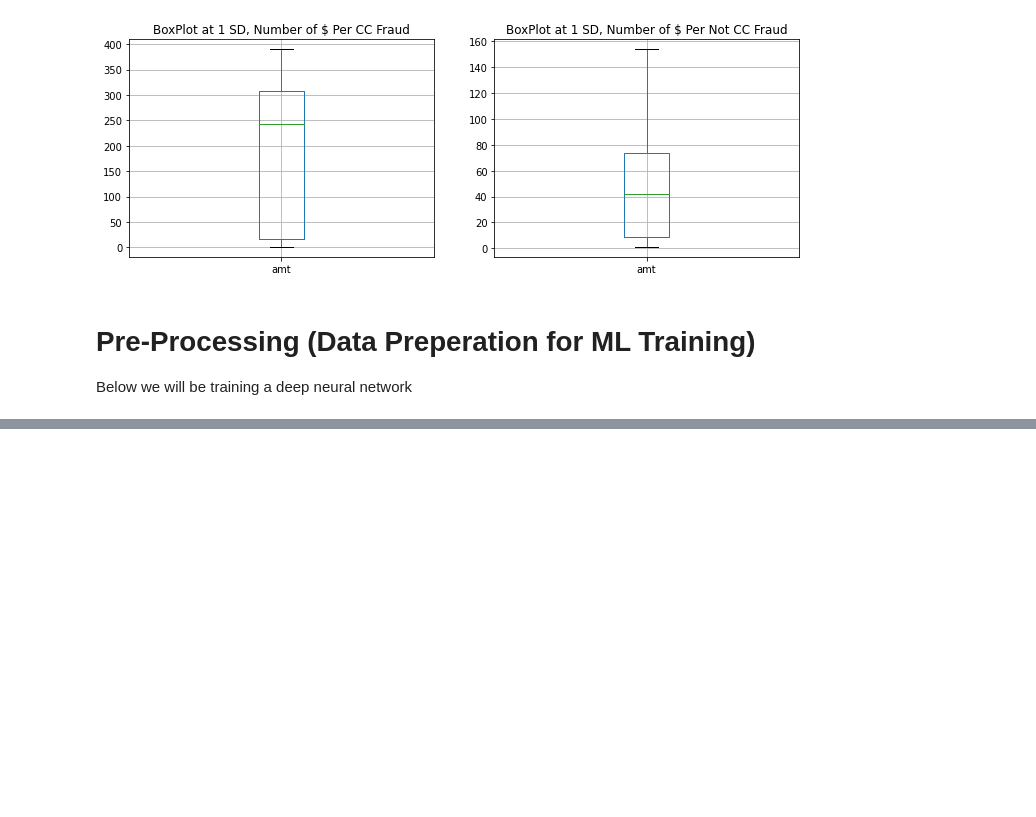
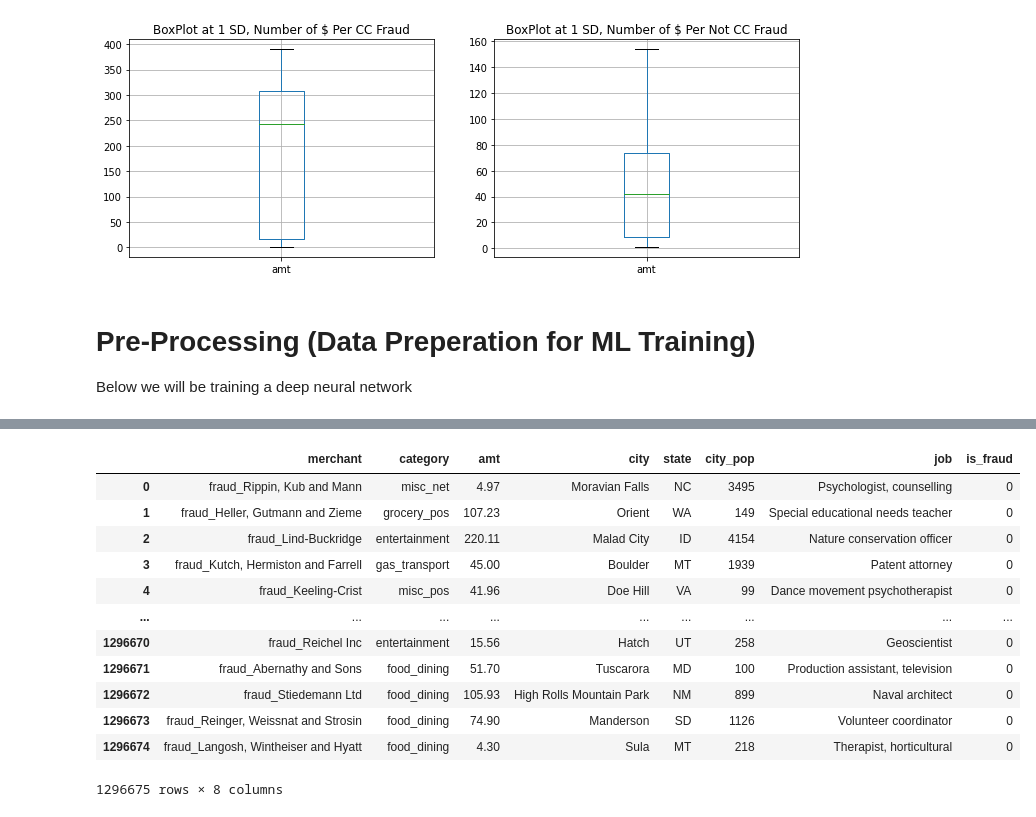
Before and after one commit to darkmatter2222/legendary-computing-machine, a Jupyter notebook: FeedYourHead.ipynb, the cells around one changed output, grey strips where cells are left out. Saved outputs shown, nothing was run; the diff lists cells and outputs as text; code cells hidden in the pictures; blank space fills up the shorter version.

```diff
--- a/FeedYourHead.ipynb
+++ b/FeedYourHead.ipynb
@@ -175,8 +175,7 @@ Below we will be training a deep neural network
 # from the features list. Feel free to add them in if you want to see how that
 # influences the model
 
-features = ['merchant', 'category', 'amt', 'city', 'state', 'zip', 'city_pop',
-            'job']
+features = ['merchant', 'category', 'amt', 'city', 'state', 'city_pop', 'job']
 label = 'is_fraud'
 all_columns = features.copy()
 all_columns.append(label)
@@ -205,0 +401,16 @@ test_ds = df_to_dataset(test_df, shuffle=False, batch_size=batch_size)
+# %%
+train_df
+# %% [output]
+|  | merchant | category | amt | city | state | city_pop | job | is_fraud |
+| 0 | fraud_Rippin, Kub and Mann | misc_net | 4.97 | Moravian Falls | NC | 3495 | Psychologist, counselling | 0 |
+| 1 | fraud_Heller, Gutmann and Zieme | grocery_pos | 107.23 | Orient | WA | 149 | Special educational needs teacher | 0 |
+| 2 | fraud_Lind-Buckridge | entertainment | 220.11 | Malad City | ID | 4154 | Nature conservation officer | 0 |
+| 3 | fraud_Kutch, Hermiston and Farrell | gas_transport | 45.00 | Boulder | MT | 1939 | Patent attorney | 0 |
+| 4 | fraud_Keeling-Crist | misc_pos | 41.96 | Doe Hill | VA | 99 | Dance movement psychotherapist | 0 |
+| ... | ... | ... | ... | ... | ... | ... | ... | ... |
+| 1296670 | fraud_Reichel Inc | entertainment | 15.56 | Hatch | UT | 258 | Geoscientist | 0 |
+| 1296671 | fraud_Abernathy and Sons | food_dining | 51.70 | Tuscarora | MD | 100 | Production assistant, television | 0 |
+| 1296672 | fraud_Stiedemann Ltd | food_dining | 105.93 | High Rolls Mountain Park | NM | 899 | Naval architect | 0 |
+| 1296673 | fraud_Reinger, Weissnat and Strosin | food_dining | 74.90 | Manderson | SD | 1126 | Volunteer coordinator | 0 |
+| 1296674 | fraud_Langosh, Wintheiser and Hyatt | food_dining | 4.30 | Sula | MT | 218 | Therapist, horticultural | 0 |
+1296675 rows × 8 columns
```
Also changed, not shown: parts of 18 cells of this notebook.
